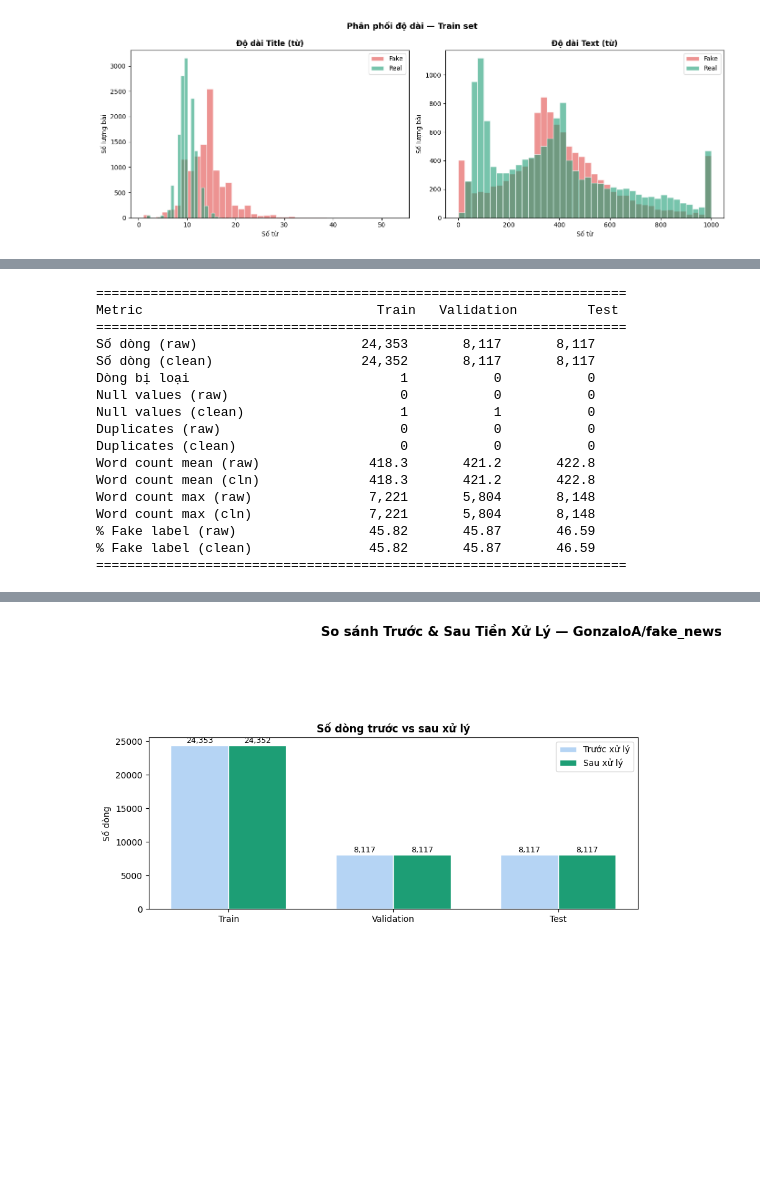
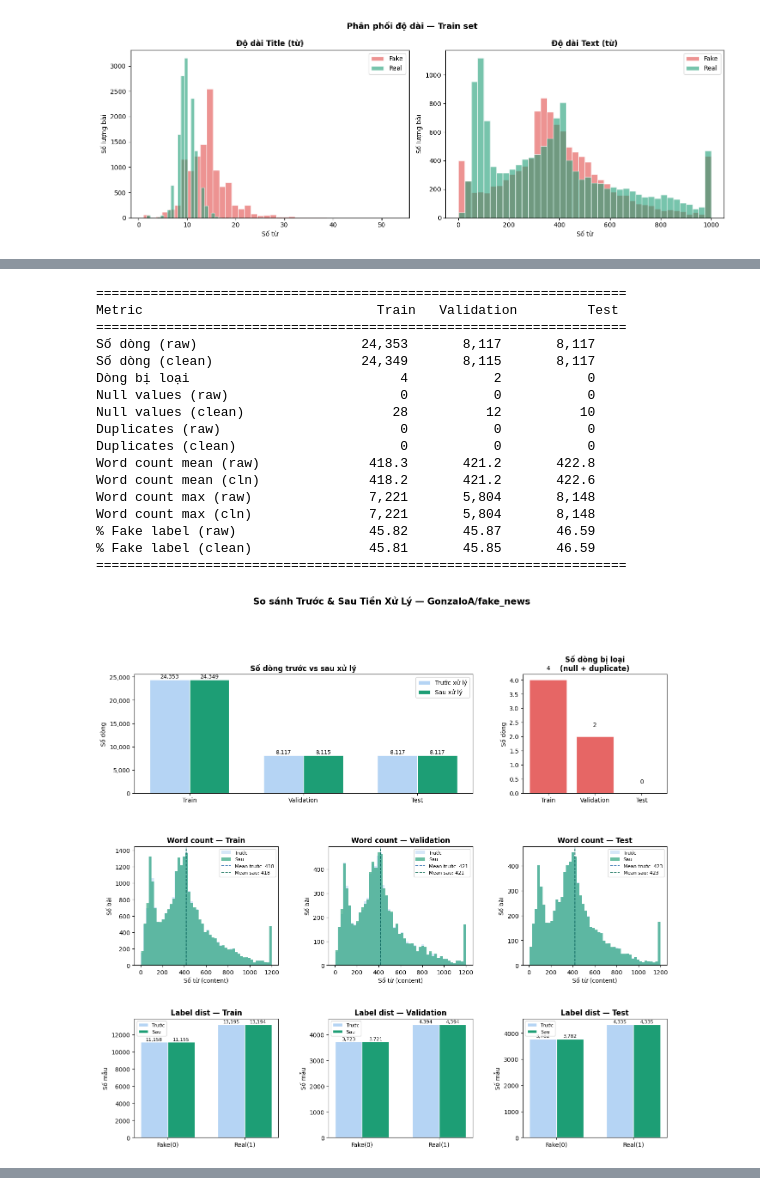
Before and after one commit to Brozic2908/Fake-News-Detection, a Jupyter notebook: notebooks/eda.ipynb, the cells around one changed output, grey strips where cells are left out. Cells and saved outputs as stored; diff of their text form; code cells hidden in the pictures; blank space fills up the shorter version.

Commit message:
fake news model

```diff
--- a/notebooks/eda.ipynb
+++ b/notebooks/eda.ipynb
@@ -163,9 +177,5 @@ plt.show()
 # %%
 # ── 1. Load raw và clean ──────────────────────────────────────────
-raw_train  = pd.read_parquet("../data/raw/train-00000-of-00001.parquet")
-raw_val    = pd.read_parquet("../data/raw/validation-00000-of-00001.parquet")
-raw_test   = pd.read_parquet("../data/raw/test-00000-of-00001.parquet")
-
 cln_train  = pd.read_csv("../data/processed/train_clean.csv")
 cln_val    = pd.read_csv("../data/processed/validation_clean.csv")
 cln_test   = pd.read_csv("../data/processed/test_clean.csv")
@@ -183,12 +193,15 @@ def dup_count(df, col):
 # ── 3. Tính metrics cho từng split ───────────────────────────────
 results = []
 for split, raw, cln in [("Train", raw_train, cln_train),
-                         ("Validation", raw_val, cln_val),
-                         ("Test", raw_test, cln_test)]:
+                        ("Validation", raw_val, cln_val),
+                        ("Test", raw_test, cln_test)]:
 
-    # Raw: ghép title + text như pipeline thực tế
+    # Raw: ghép title + text
     raw_content = (raw["title"].astype(str) + " " + raw["text"].astype(str)).str.strip()
     raw_content = raw_content.apply(lambda x: re.sub(r"\s+", " ", x))
+
+    # Clean: tạo lại cột content (vì file CSV chỉ lưu title và text)
+    cln["content"] = (cln["title"].fillna("").astype(str) + " " + cln["text"].fillna("").astype(str)).str.strip()
 
     raw_wc = word_count(raw_content)
     cln_wc = word_count(cln["content"])
@@ -246,7 +259,7 @@ print("=" * 68)
 # ── 5. Visualize ──────────────────────────────────────────────────
 fig = plt.figure(figsize=(16, 14))
 fig.suptitle("So sánh Trước & Sau Tiền Xử Lý — GonzaloA/fake_news",
-             fontsize=15, fontweight="bold", y=1.01)
+            fontsize=15, fontweight="bold", y=1.01)
 
 gs = gridspec.GridSpec(3, 3, figure=fig, hspace=0.45, wspace=0.35)
 
@@ -264,7 +277,7 @@ b1 = ax0.bar(x - w/2, raw_rows, w, label="Trước xử lý", color=colors_befor
 b2 = ax0.bar(x + w/2, cln_rows, w, label="Sau xử lý",   color=colors_after,  edgecolor="white")
 for bar in list(b1) + list(b2):
     ax0.text(bar.get_x()+bar.get_width()/2, bar.get_height()+80,
-             f"{int(bar.get_height()):,}", ha="center", va="bottom", fontsize=9)
+            f"{int(bar.get_height()):,}", ha="center", va="bottom", fontsize=9)
 ax0.set_xticks(x); ax0.set_xticklabels(splits)
 ax0.set_title("Số dòng trước vs sau xử lý", fontweight="bold")
 ax0.set_ylabel("Số dòng"); ax0.legend()
@@ -276,7 +289,7 @@ removed = [r["removed_rows"] for r in results]
 bars = ax1.bar(splits, removed, color="#E24B4A", edgecolor="white", alpha=0.85)
 for bar, v in zip(bars, removed):
     ax1.text(bar.get_x()+bar.get_width()/2, bar.get_height()+0.3,
-             str(v), ha="center", va="bottom", fontsize=10)
+            str(v), ha="center", va="bottom", fontsize=10)
 ax1.set_title("Số dòng bị loại\n(null + duplicate)", fontweight="bold")
 ax1.set_ylabel("Số dòng")
 
@@ -289,9 +302,9 @@ for i, r in enumerate(results):
     ax.hist(r["cln_wc"].clip(upper=cap), bins=50, alpha=0.65,
             color=colors_after,  label="Sau",   edgecolor="none")
     ax.axvline(r["raw_wc_mean"], color="#185FA5", linestyle="--", linewidth=1.2,
-               label=f"Mean trước: {r['raw_wc_mean']:.0f}")
+            label=f"Mean trước: {r['raw_wc_mean']:.0f}")
     ax.axvline(r["cln_wc_mean"], color="#0F6E56", linestyle="--", linewidth=1.2,
-               label=f"Mean sau: {r['cln_wc_mean']:.0f}")
+            label=f"Mean sau: {r['cln_wc_mean']:.0f}")
     ax.set_title(f"Word count — {r['split']}", fontweight="bold")
     ax.set_xlabel("Số từ (content)"); ax.set_ylabel("Số bài")
     ax.legend(fontsize=8)
@@ -324,35 +337,36 @@ plt.show()
 # ── 6. In ví dụ trực quan một dòng trước vs sau ──────────────────
 print("\n" + "="*68)
 print("VÍ DỤ TRỰC QUAN: 1 DÒNG TRƯỚC vs SAU XỬ LÝ")
 print("="*68)
 
 sample_raw = raw_train.iloc[0]
 sample_cln = cln_train.iloc[0]
 
 print("\n[TRƯỚC] title :", repr(sample_raw["title"])[:120])
 print("[TRƯỚC] text  :", repr(str(sample_raw["text"])[:200]))
 print("[TRƯỚC] label :", sample_raw["label"])
 
 print("\n[SAU]   title  :", repr(sample_cln["title"])[:120])
 print("[SAU]   text   :", repr(str(sample_cln["text"])[:200]))
 print("[SAU]   content:", repr(str(sample_cln["content"])[:300]))
 print("[SAU]   label  :", sample_cln["label"])
 print("="*68)
 # %% [output]
 ====================================================================
 Metric                              Train   Validation         Test
 ====================================================================
 Số dòng (raw)                     24,353       8,117       8,117
-Số dòng (clean)                   24,352       8,117       8,117
-Dòng bị loại                           1           0           0
+Số dòng (clean)                   24,349       8,115       8,117
+Dòng bị loại                           4           2           0
 Null values (raw)                      0           0           0
-Null values (clean)                    1           1           0
+Null values (clean)                   28          12          10
 Duplicates (raw)                       0           0           0
 Duplicates (clean)                     0           0           0
 Word count mean (raw)              418.3       421.2       422.8
-Word count mean (cln)              418.3       421.2       422.8
+Word count mean (cln)              418.2       421.2       422.6
 Word count max (raw)               7,221       5,804       8,148
 Word count max (cln)               7,221       5,804       8,148
 % Fake label (raw)                 45.82       45.87       46.59
-% Fake label (clean)               45.82       45.87       46.59
+% Fake label (clean)               45.81       45.85       46.59
 ====================================================================
+[figure, new version]
@@ -360,4 +386,3 @@ NameError: name 'mticker' is not defined
-[figure, old version]
 # %%
 print("="*55)
 print("         TỔNG KẾT EDA — GonzaloA/fake_news")
```
Also changed, not shown: parts of 12 cells of this notebook, 5 other files.
